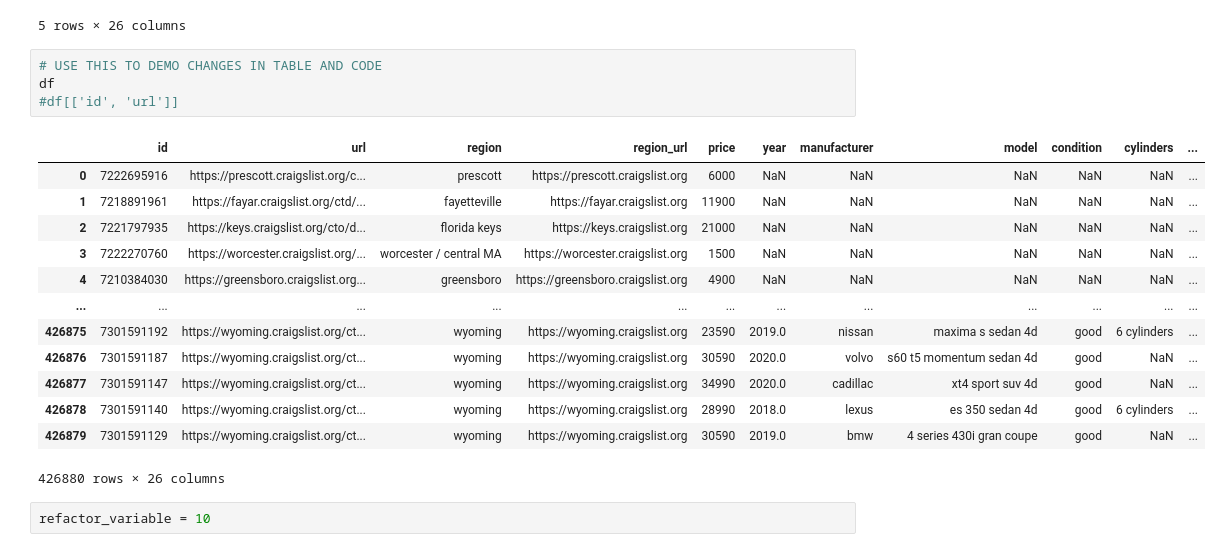
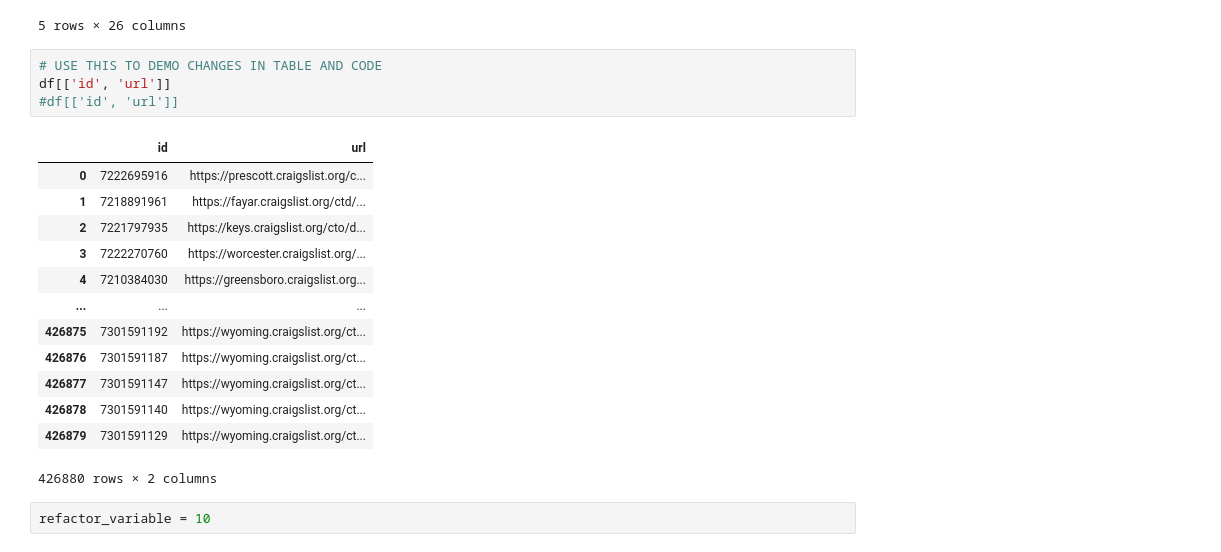
Before and after one commit to amytnguyen01/Final_Presentation_Demo, a Jupyter notebook: DataSpell_Technical.ipynb, the cells around one changed output. Saved outputs shown, nothing was run; the diff lists cells and outputs as text.

```diff
--- a/DataSpell_Technical.ipynb
+++ b/DataSpell_Technical.ipynb
@@ -48,22 +48,22 @@ df.tail()
 5 rows × 26 columns
 # %%
 # USE THIS TO DEMO CHANGES IN TABLE AND CODE
-df
+df[['id', 'url']]
 #df[['id', 'url']]
 # %% [output]
-|  | id | url | region | region_url | price | year | manufacturer | model | condition | cylinders | ... |
-| 0 | 7222695916 | https://prescott.craigslist.org/c... | prescott | https://prescott.craigslist.org | 6000 | NaN | NaN | NaN | NaN | NaN | ... |
-| 1 | 7218891961 | https://fayar.craigslist.org/ctd/... | fayetteville | https://fayar.craigslist.org | 11900 | NaN | NaN | NaN | NaN | NaN | ... |
-| 2 | 7221797935 | https://keys.craigslist.org/cto/d... | florida keys | https://keys.craigslist.org | 21000 | NaN | NaN | NaN | NaN | NaN | ... |
-| 3 | 7222270760 | https://worcester.craigslist.org/... | worcester / central MA | https://worcester.craigslist.org | 1500 | NaN | NaN | NaN | NaN | NaN | ... |
-| 4 | 7210384030 | https://greensboro.craigslist.org... | greensboro | https://greensboro.craigslist.org | 4900 | NaN | NaN | NaN | NaN | NaN | ... |
-| ... | ... | ... | ... | ... | ... | ... | ... | ... | ... | ... | ... |
-| 426875 | 7301591192 | https://wyoming.craigslist.org/ct... | wyoming | https://wyoming.craigslist.org | 23590 | 2019.0 | nissan | maxima s sedan 4d | good | 6 cylinders | ... |
-| 426876 | 7301591187 | https://wyoming.craigslist.org/ct... | wyoming | https://wyoming.craigslist.org | 30590 | 2020.0 | volvo | s60 t5 momentum sedan 4d | good | NaN | ... |
-| 426877 | 7301591147 | https://wyoming.craigslist.org/ct... | wyoming | https://wyoming.craigslist.org | 34990 | 2020.0 | cadillac | xt4 sport suv 4d | good | NaN | ... |
-| 426878 | 7301591140 | https://wyoming.craigslist.org/ct... | wyoming | https://wyoming.craigslist.org | 28990 | 2018.0 | lexus | es 350 sedan 4d | good | 6 cylinders | ... |
-| 426879 | 7301591129 | https://wyoming.craigslist.org/ct... | wyoming | https://wyoming.craigslist.org | 30590 | 2019.0 | bmw | 4 series 430i gran coupe | good | NaN | ... |
+|  | id | url |
+| 0 | 7222695916 | https://prescott.craigslist.org/c... |
+| 1 | 7218891961 | https://fayar.craigslist.org/ctd/... |
+| 2 | 7221797935 | https://keys.craigslist.org/cto/d... |
+| 3 | 7222270760 | https://worcester.craigslist.org/... |
+| 4 | 7210384030 | https://greensboro.craigslist.org... |
+| ... | ... | ... |
+| 426875 | 7301591192 | https://wyoming.craigslist.org/ct... |
+| 426876 | 7301591187 | https://wyoming.craigslist.org/ct... |
+| 426877 | 7301591147 | https://wyoming.craigslist.org/ct... |
+| 426878 | 7301591140 | https://wyoming.craigslist.org/ct... |
+| 426879 | 7301591129 | https://wyoming.craigslist.org/ct... |
-426880 rows × 26 columns
+426880 rows × 2 columns
 # %%
 refactor_variable = 10
 # %%
```
Also changed, not shown: parts of 3 cells of this notebook.
